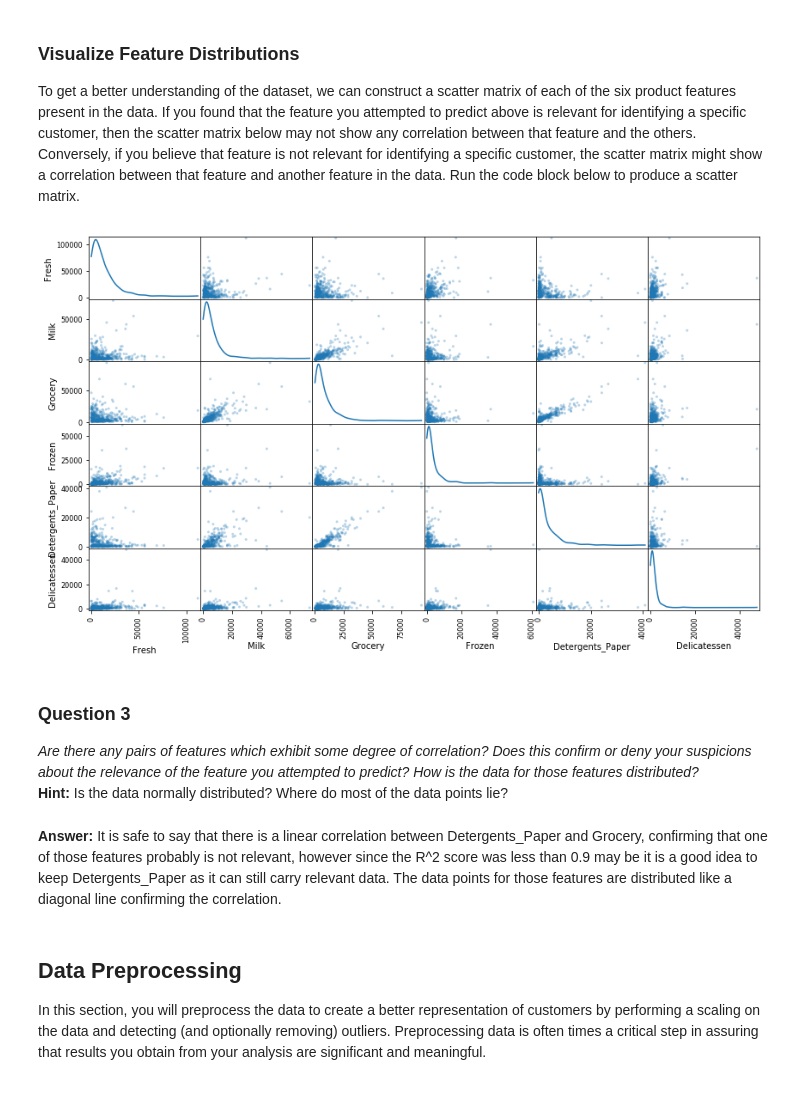
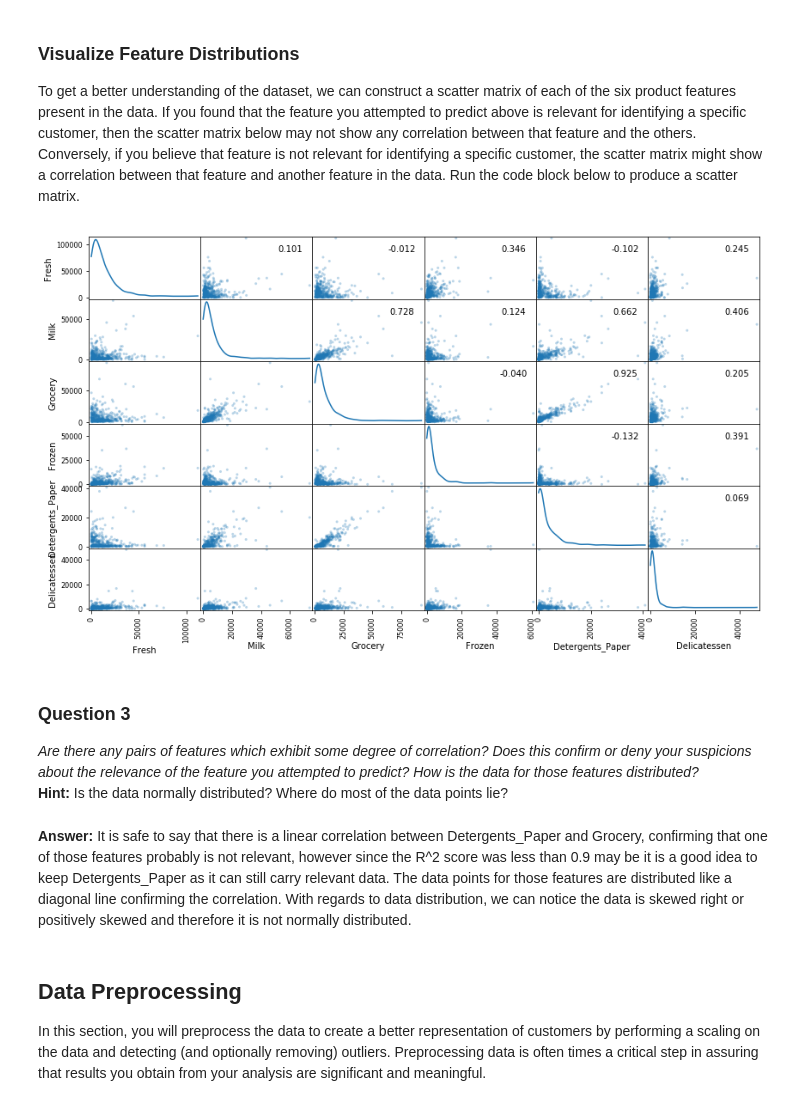
Before and after one commit to therodsouza/machine-learning, a Jupyter notebook: projects/customer_segments/customer_segments.ipynb, the cells around one changed output. Cells and saved outputs as stored; diff of their text form; code cells hidden in the pictures.

```diff
--- a/projects/customer_segments/customer_segments.ipynb
+++ b/projects/customer_segments/customer_segments.ipynb
@@ -127,16 +163,19 @@ I attempted to predict all features, I got some negative scores. The Detergents_
 To get a better understanding of the dataset, we can construct a scatter matrix of each of the six product features present in the data. If you found that the feature you attempted to predict above is relevant for identifying a specific customer, then the scatter matrix below may not show any correlation between that feature and the others. Conversely, if you believe that feature is not relevant for identifying a specific customer, the scatter matrix might show a correlation between that feature and another feature in the data. Run the code block below to produce a scatter matrix.
 # %%
 # Produce a scatter matrix for each pair of features in the data
-pd.plotting.scatter_matrix(data, alpha = 0.3, figsize = (14,8), diagonal = 'kde');
+axes = pd.plotting.scatter_matrix(data, alpha = 0.3, figsize = (14,8), diagonal = 'kde')
+corr = data.corr().as_matrix()
+for i, j in zip(*np.triu_indices_from(axes, k=1)):
+    axes[i, j].annotate("%.3f" %corr[i,j], (0.8, 0.8), xycoords='axes fraction', ha='center', va='center')
 # %% [output]
-[figure, old version]
+[figure, new version]
 # %% [markdown]
 ### Question 3
 *Are there any pairs of features which exhibit some degree of correlation? Does this confirm or deny your suspicions about the relevance of the feature you attempted to predict? How is the data for those features distributed?*
 **Hint:** Is the data normally distributed? Where do most of the data points lie?
 # %% [markdown]
 **Answer:**
-It is safe to say that there is a linear correlation between Detergents_Paper and Grocery, confirming that one of those features probably is not relevant, however since the R^2 score was less than 0.9 may be it is a good idea to keep Detergents_Paper as it can still carry relevant data. The data points for those features are distributed like a diagonal line confirming the correlation.
+It is safe to say that there is a linear correlation between Detergents_Paper and Grocery, confirming that one of those features probably is not relevant, however since the R^2 score was less than 0.9 may be it is a good idea to keep Detergents_Paper as it can still carry relevant data. The data points for those features are distributed like a diagonal line confirming the correlation. With regards to data distribution, we can notice the data is skewed right or positively skewed and therefore it is not normally distributed.
 # %% [markdown]
 ## Data Preprocessing
 In this section, you will preprocess the data to create a better representation of customers by performing a scaling on the data and detecting (and optionally removing) outliers. Preprocessing data is often times a critical step in assuring that results you obtain from your analysis are significant and meaningful.
```
Also changed, not shown: parts of 15 cells of this notebook, 1 other file.
